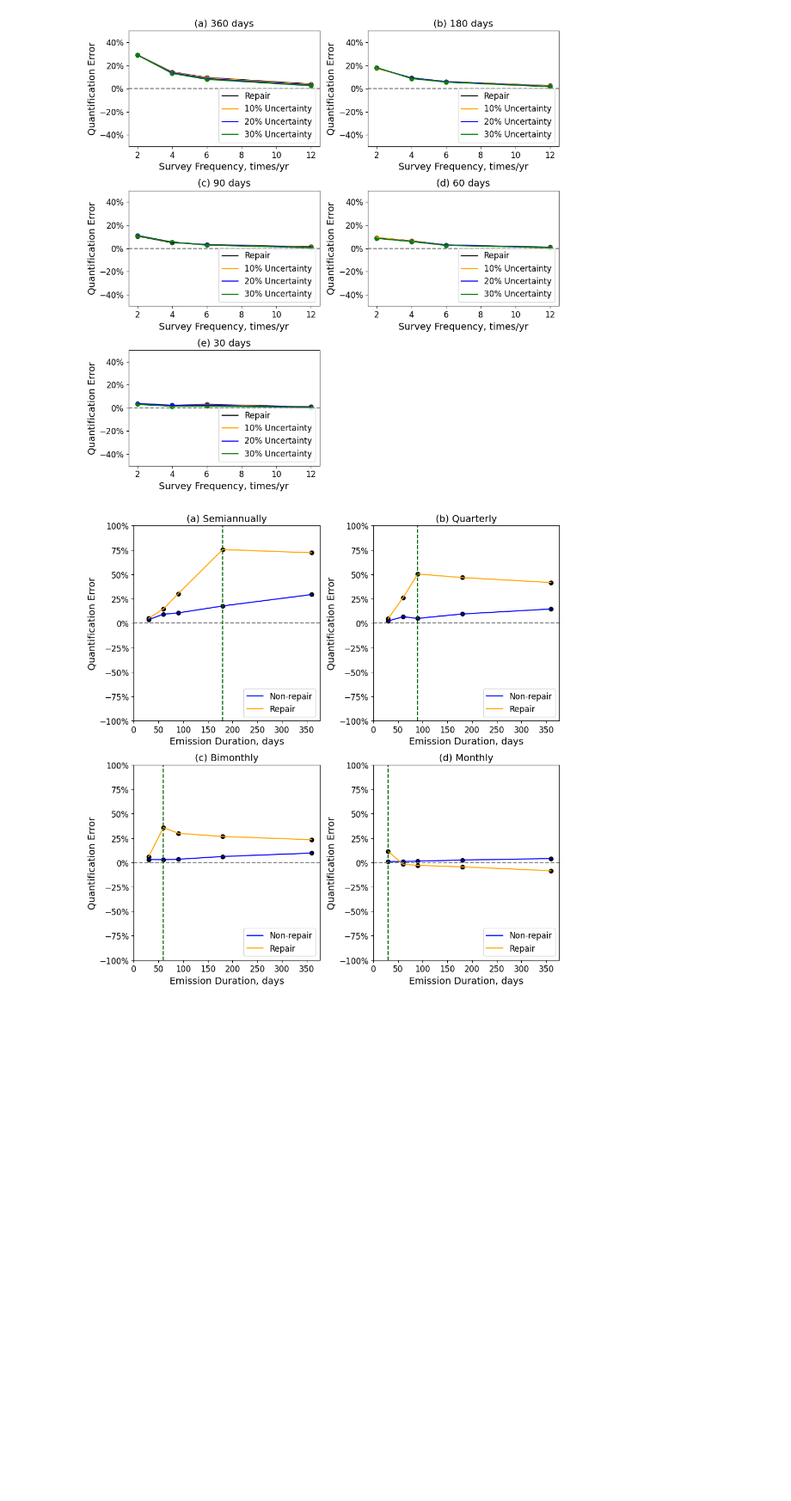
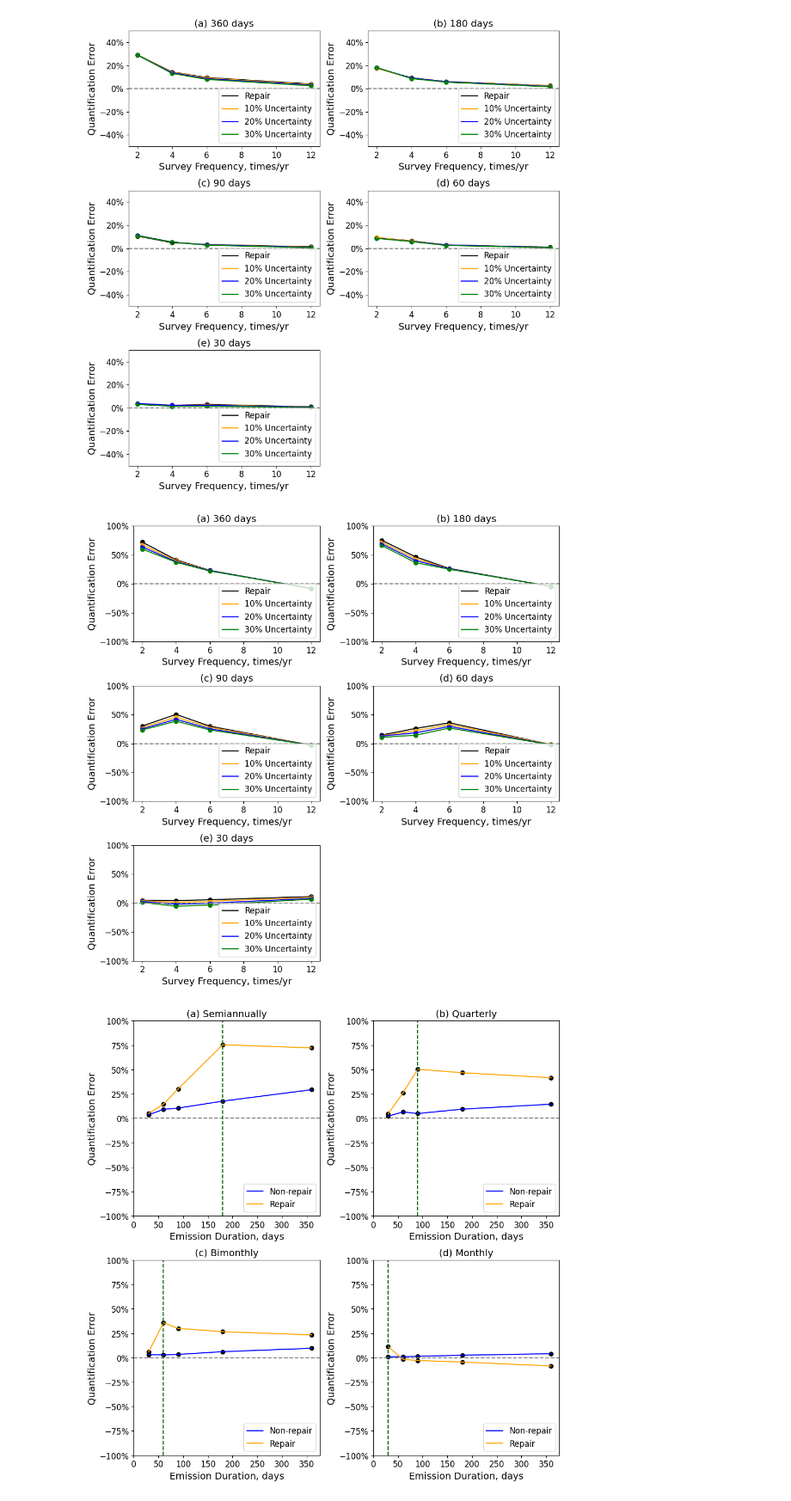
Before and after one commit to HJJJJX/Figure-Plotting, a Jupyter notebook: Published_1.ipynb, the cells around one changed output. Shown at 86% size. Drawn from its saved outputs; the diff is of its cells as text; code cells hidden in the pictures; blank space fills up the shorter version.

```diff
--- a/Published_1.ipynb
+++ b/Published_1.ipynb
@@ -176,6 +177,105 @@ plt.tight_layout()
 plt.show()
 # %% [output]
 [figure]
+# %%
+#Repair
+import matplotlib.pyplot as plt
+import numpy as np
+import matplotlib.ticker as mtick
+
+# Sample data for scatter plots
+x_values = [[2, 4, 6, 12], [2, 4, 6, 12], [2, 4, 6, 12], [2, 4, 6, 12], [2, 4, 6, 12]]
+y_values = [
+    [72.1, 41.6, 23.3, -8.5],
+    [75.4, 46.7, 26.6, -4.5],
+    [30.2, 50.3, 29.9, -2.9],
+    [14.6, 26, 35.8, -1.8],
+    [5.0, 4.5, 5.8, 11.4],
+]
+
+y_values_1 = [
+    [67.6,40.2,22.9,-8.2],
+    [72.1,43.4,26,-4.4],
+    [27.6,45.5,28,-2.7],
+    [13.4,22.1,32.7,-1.6],
+    [4.1,1.4,3.1,9.9],
+]
+
+y_values_2 = [
+    [63.9,38.4,22.7,-7.9],
+    [69.2,40.1,25.9,-4.5],
+    [25.3,41.8,25.5,-2.7],
+    [12.8,18.4,29.5,-2],
+    [2.9,-1.9,-0.1,8.2],
+]
+
+y_values_3 = [
+    [60.2,37.3,22.1,-7.9],
+    [66.3,36.6,25.2,-4.2],
+    [23.3,38.6,23.4,-2.8],
+    [10.7,14.3,26.7,-2.1],
+    [1.3,-5.3,-3.3,6.8],
+]
+
+# Positions of the vertical dashed lines
+vlines_positions = [1.8, 2.0, 4.0, 6.0, 12.0]
+
+# Create subplots
+fig, axs = plt.subplots(3, 2, figsize=(10, 10))
+
+# Titles for each subplot
+titles = ["(a) 360 days", "(b) 180 days", "(c) 90 days", "(d) 60 days", "(e) 30 days"]
+
+# Define common y-axis limits (for percentage)
+ylim_min = -100
+ylim_max = 100  # Adjust according to your data
+
+# Plot data for each subplot
+for idx in range(5):
+    row = idx // 2
+    col = idx % 2
+    ax = axs[row, col]
+
+    # Convert y-values to percentages
+    ax.scatter(x_values[idx], (100 + np.array(y_values[idx])) - 100, color="black")
+    ax.scatter(x_values[idx], (100 + np.array(y_values_1[idx])) - 100, color="orange")
+    ax.scatter(x_values[idx], (100 + np.array(y_values_2[idx])) - 100, color="blue")
+    ax.scatter(x_values[idx], (100 + np.array(y_values_3[idx])) - 100, color="green")
+
+    ax.set_xlabel("Survey Frequency, times/yr", fontsize=14)
+    ax.set_ylabel("Quantification Error", fontsize=14)
+    ax.tick_params(axis="y", labelsize=12)
+    ax.tick_params(axis="x", labelsize=12)
+
+    lns1 = ax.plot(x_values[idx], (100 + np.array(y_values[idx])) - 100, linestyle="-", color="black", label="Repair")
+    lns2 = ax.plot(x_values[idx], (100 + np.array(y_values_1[idx])) - 100, linestyle="-", color="orange", label="10% Uncertainty")
+    lns3 = ax.plot(x_values[idx], (100 + np.array(y_values_2[idx])) - 100, linestyle="-", color="blue", label="20% Uncertainty")
+    lns4 = ax.plot(x_values[idx], (100 + np.array(y_values_3[idx])) - 100, linestyle="-", color="green", label="30% Uncertainty")
+
+    # Add red dashed line at y = 0
+    ax.axhline(y=0, color='gray', linestyle='--')
+
+    # Add vertical dashed line at specified x position
+    # ax.axvline(x=vlines_positions[idx], color='darkgreen', linestyle='--')
+
+    # Set y-axis limits for percentage
+    ax.set_ylim(ylim_min, ylim_max)
+    ax.set_title(titles[idx], fontsize=14)
+
+    # Set percentage format for y-axis
+    ax.yaxis.set_major_formatter(mtick.PercentFormatter())
+    # /ax.grid(True)
+
+    # Create legend for each subplot
+    ax.legend(loc="lower right", fontsize=12)
+
+# Hide the empty subplot
+fig.delaxes(axs[2, 1])
+
+plt.tight_layout()
+plt.show()
+# %% [output]
+[figure, added]
 # %%
 import matplotlib.pyplot as plt
 import numpy as np
```
Also changed, not shown: parts of 5 cells of this notebook.
